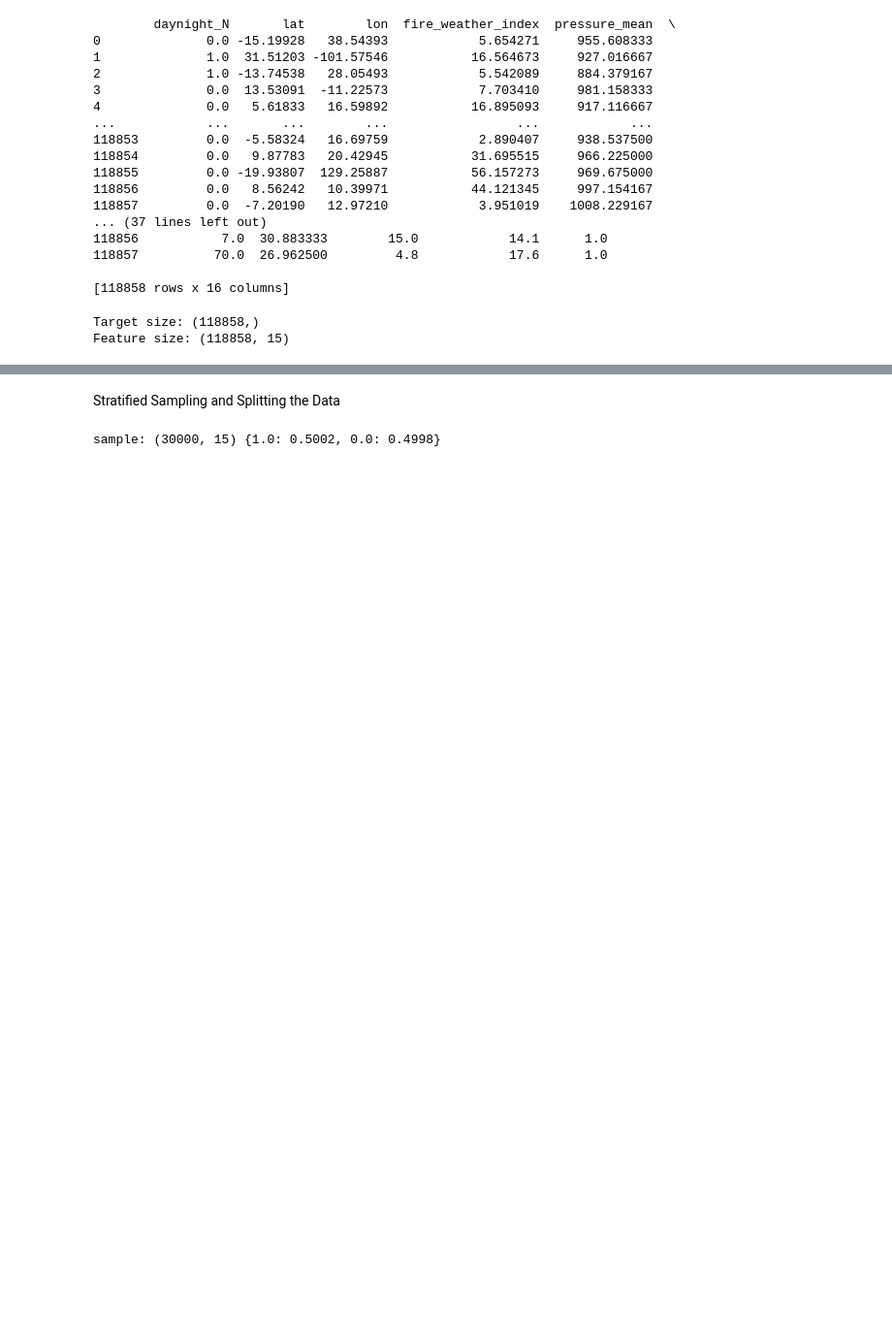
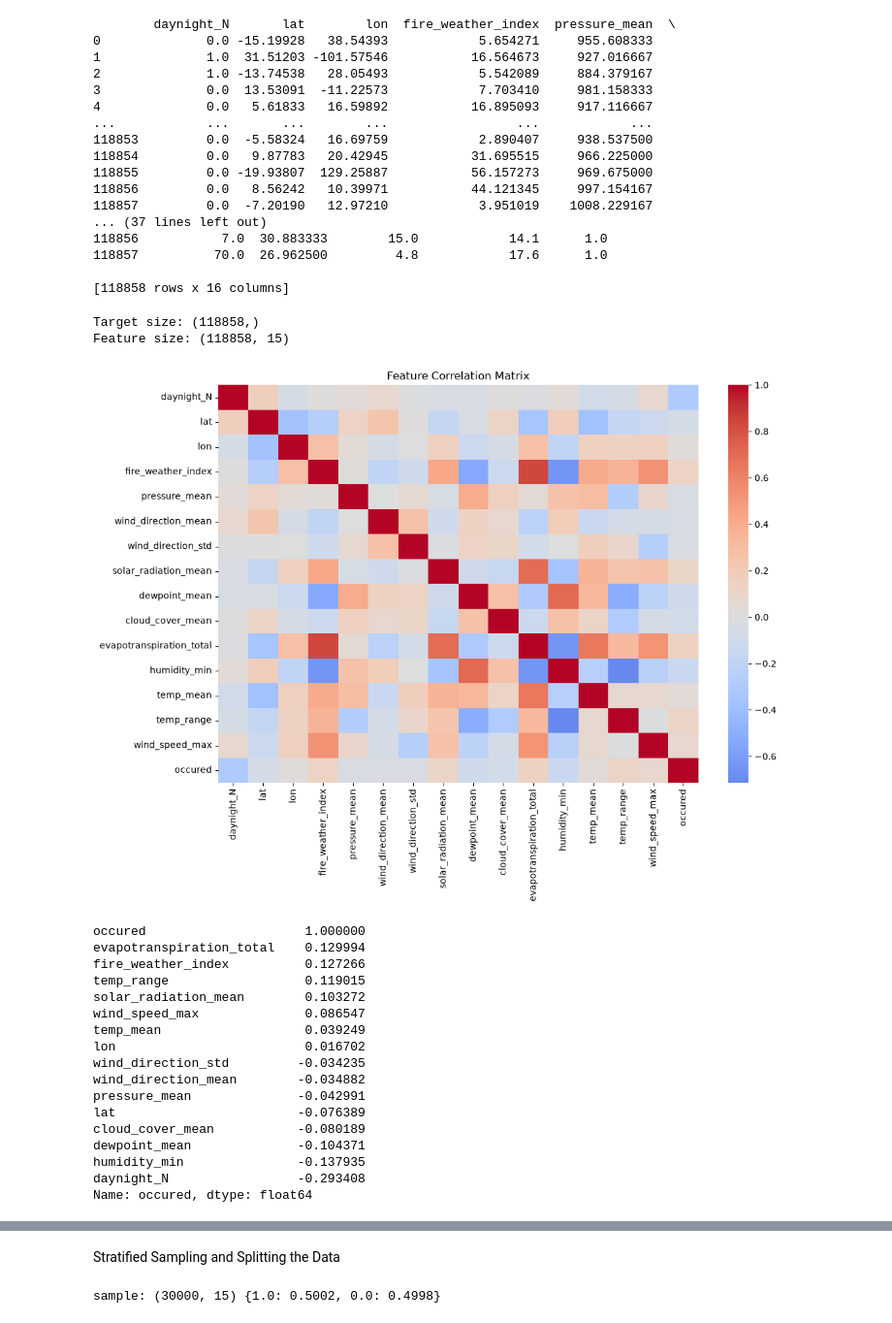
Before and after one commit to avisiktaM/Prediction-of-Wildfire, a Jupyter notebook: Preprocessing.ipynb, the cells around one changed output, grey strips where cells are left out. Shown at 97% size. Drawn from its saved outputs; the diff is of its cells as text; code cells hidden in the pictures; blank space fills up the shorter version.

```diff
--- a/Preprocessing.ipynb
+++ b/Preprocessing.ipynb
@@ -192,3 +252,37 @@ print("Feature size:", calc_val.shape)
 # %% [output]
 Target size: (118858,)
 Feature size: (118858, 15)
+# %%
+corr = newData.corr()
+plt.figure(figsize=(12,8))
+
+sns.heatmap(
+    corr,
+    cmap="coolwarm",
+    center=0
+)
+plt.title("Feature Correlation Matrix")
+plt.show()
+corr_target = corr["occured"].sort_values(
+    ascending=False
+)
+display(corr_target)
+# %% [output]
+[figure, added]
+occured                     1.000000
+evapotranspiration_total    0.129994
+fire_weather_index          0.127266
+temp_range                  0.119015
+solar_radiation_mean        0.103272
+wind_speed_max              0.086547
+temp_mean                   0.039249
+lon                         0.016702
+wind_direction_std         -0.034235
+wind_direction_mean        -0.034882
+pressure_mean              -0.042991
+lat                        -0.076389
+cloud_cover_mean           -0.080189
+dewpoint_mean              -0.104371
+humidity_min               -0.137935
+daynight_N                 -0.293408
+Name: occured, dtype: float64
```
Also changed, not shown: parts of 11 cells of this notebook, 7 other files.
